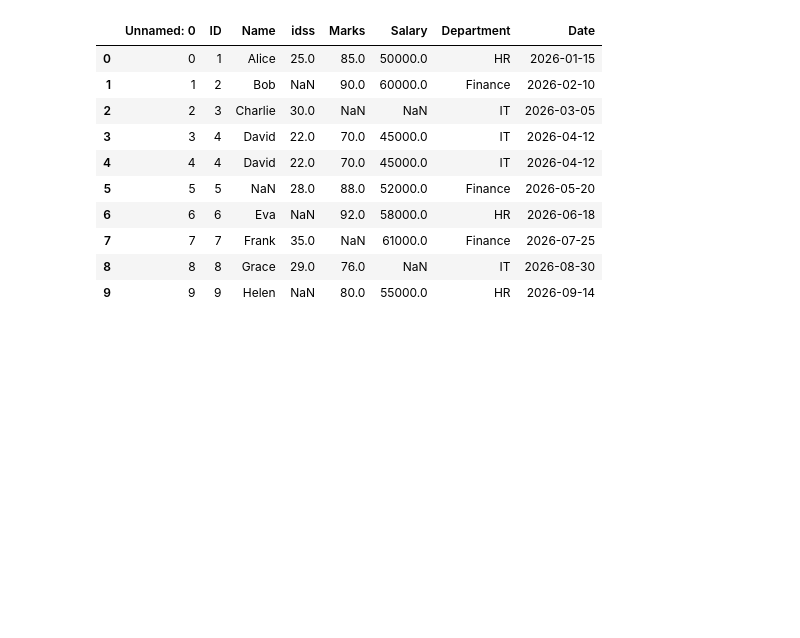
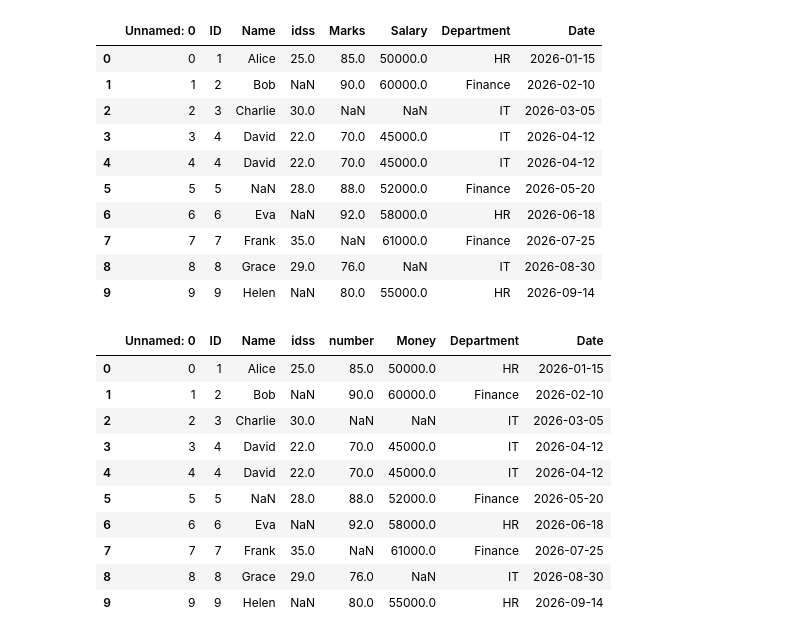
Before and after one commit to MuskanParmar-mp/python_lib, a Jupyter notebook: new python lib/pandas/day3.ipynb, the cells around one changed output. Drawn from its saved outputs; the diff is of its cells as text; code cells hidden in the pictures; blank space fills up the shorter version.

```diff
--- a/new python lib/pandas/day3.ipynb
+++ b/new python lib/pandas/day3.ipynb
@@ -132,3 +132,19 @@ df
 | 7 | 7 | 7 | Frank | 35.0 | NaN | 61000.0 | Finance | 2026-07-25 |
 | 8 | 8 | 8 | Grace | 29.0 | 76.0 | NaN | IT | 2026-08-30 |
 | 9 | 9 | 9 | Helen | NaN | 80.0 | 55000.0 | HR | 2026-09-14 |
+# %%
+df.rename(columns= {"Marks" : "number", "Salary" : "Money"},inplace= True)
+
+df
+# %% [output]
+|  | Unnamed: 0 | ID | Name | idss | number | Money | Department | Date |
+| 0 | 0 | 1 | Alice | 25.0 | 85.0 | 50000.0 | HR | 2026-01-15 |
+| 1 | 1 | 2 | Bob | NaN | 90.0 | 60000.0 | Finance | 2026-02-10 |
+| 2 | 2 | 3 | Charlie | 30.0 | NaN | NaN | IT | 2026-03-05 |
+| 3 | 3 | 4 | David | 22.0 | 70.0 | 45000.0 | IT | 2026-04-12 |
+| 4 | 4 | 4 | David | 22.0 | 70.0 | 45000.0 | IT | 2026-04-12 |
+| 5 | 5 | 5 | NaN | 28.0 | 88.0 | 52000.0 | Finance | 2026-05-20 |
+| 6 | 6 | 6 | Eva | NaN | 92.0 | 58000.0 | HR | 2026-06-18 |
+| 7 | 7 | 7 | Frank | 35.0 | NaN | 61000.0 | Finance | 2026-07-25 |
+| 8 | 8 | 8 | Grace | 29.0 | 76.0 | NaN | IT | 2026-08-30 |
+| 9 | 9 | 9 | Helen | NaN | 80.0 | 55000.0 | HR | 2026-09-14 |
```
Also changed, not shown: parts of 1 cell of this notebook.
